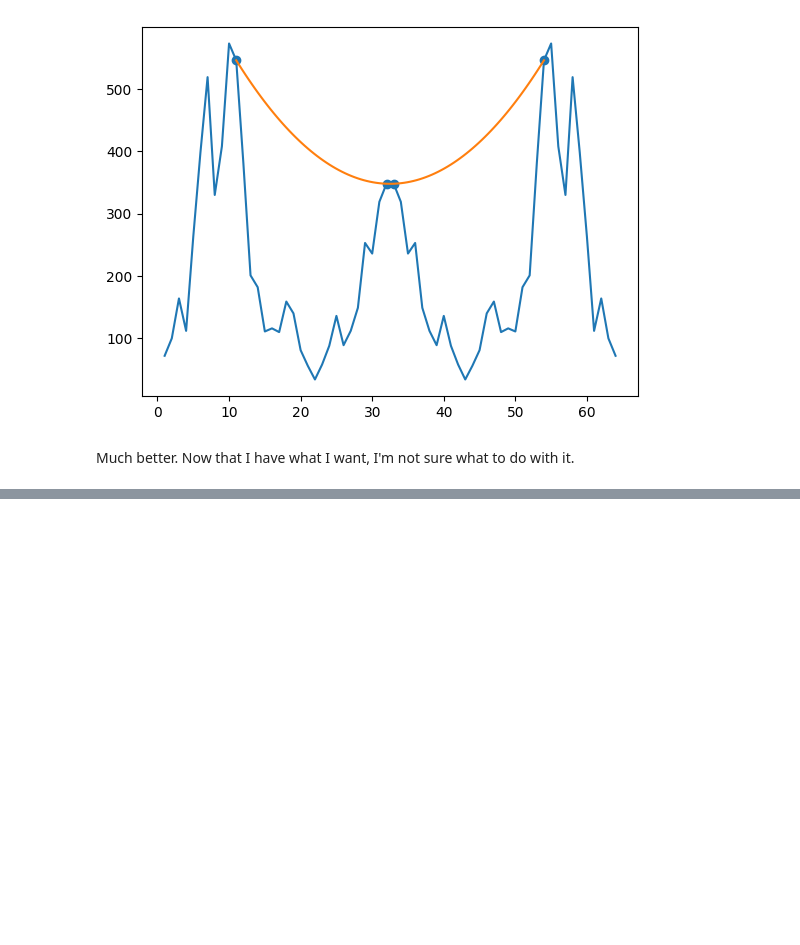
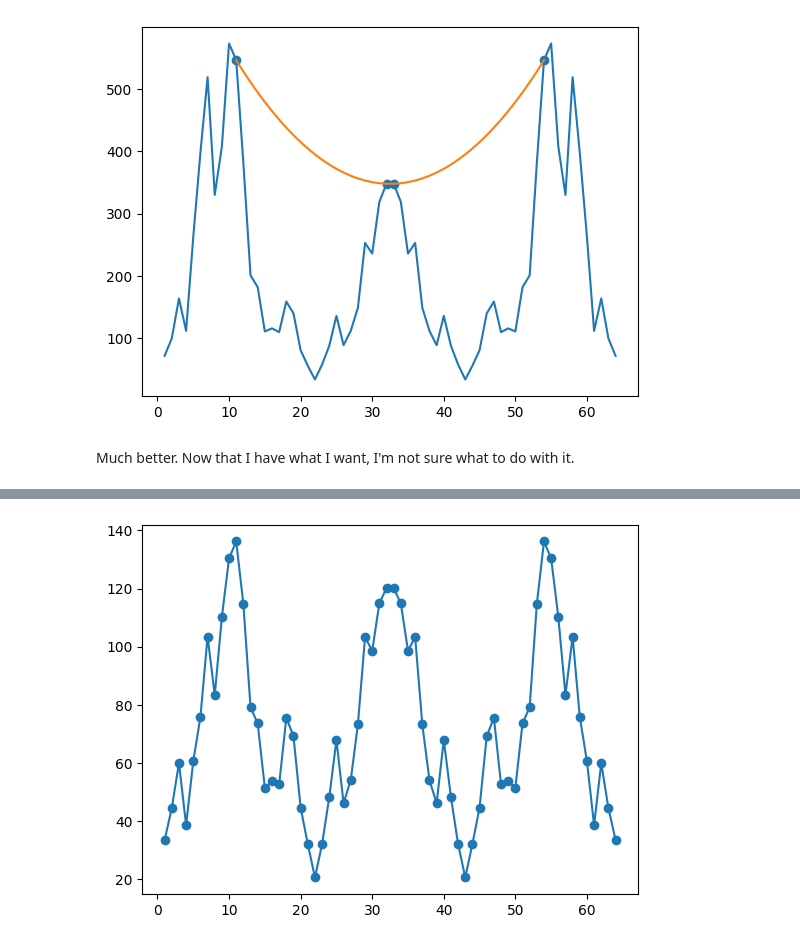
Before and after one commit to zdravoj/hilbert-convolution, a Jupyter notebook: hilbert_convolution_research.ipynb, the cells around one changed output, grey strips where cells are left out. Saved outputs shown, nothing was run; the diff lists cells and outputs as text; code cells hidden in the pictures; blank space fills up the shorter version.

```diff
--- a/hilbert_convolution_research.ipynb
+++ b/hilbert_convolution_research.ipynb
@@ -723,0 +921,4 @@ Much better. Now that I have what I want, I'm not sure what to do with it.
+# %%
+hilbert_convolution_graph(3, 3, 'log')
+# %% [output]
+[figure, added]
```
Also changed, not shown: parts of 25 cells of this notebook.
